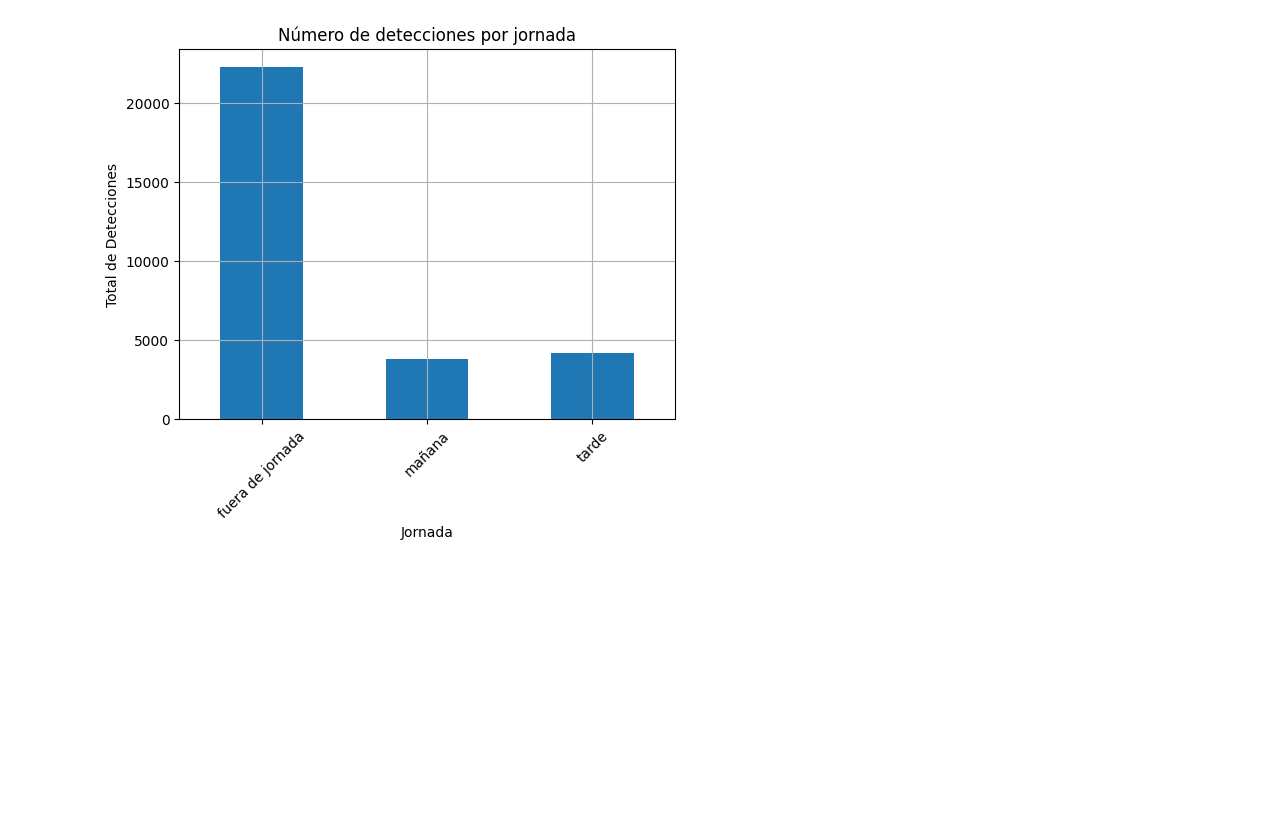
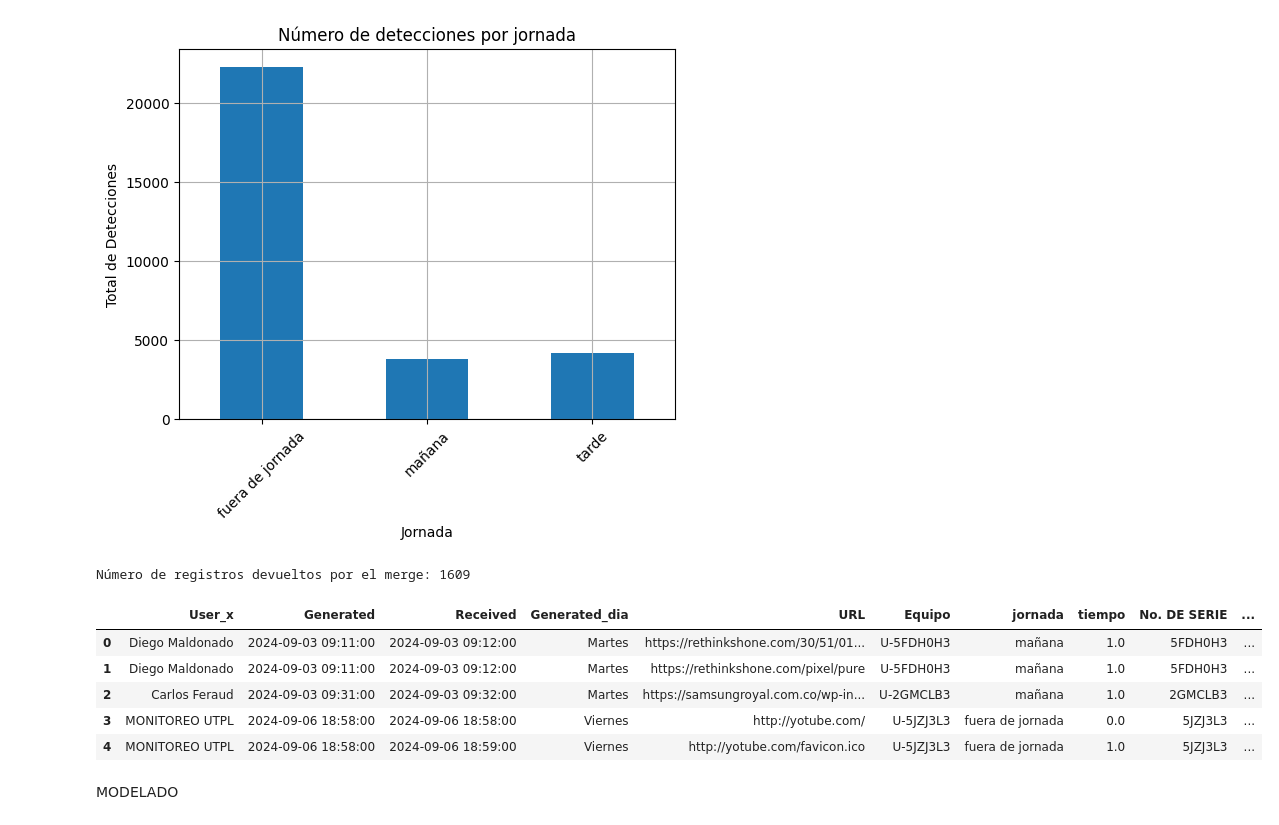
Before and after one commit to mpjuarez/introduccion-IA, a Jupyter notebook: TT_IAv1.ipynb, the cells around one changed output. Cells and saved outputs as stored; diff of their text form; code cells hidden in the pictures; blank space fills up the shorter version.

```diff
--- a/TT_IAv1.ipynb
+++ b/TT_IAv1.ipynb
@@ -497,3 +422,46 @@ plt.grid(True)
 plt.show()
 # %% [output]
 [figure]
+# %%
+dataSet_Activos_Mst = Activos_MST1.copy()
+dataSet_web_security = Web_security1_colum.copy()
+
+#dataSet_Activos_Mst[['Email', 'User']] = dataSet_Activos_Mst['EMAIL'].str.replace(r'@.*', '', regex=True)
+#dataSet_Activos_Mst[['User', 'Domain']] = dataSet_Activos_Mst['EMAIL'].str.split('@', expand=True)
+#dataSet_Activos_Mst['User'] = dataSet_Activos_Mst['User'].astype('category')
+#dataSet_Activos_Mst['Domain'] = dataSet_Activos_Mst['Domain'].astype('category')
+
+#obtnemos el usuario por la columna EMAIL
+dataSet_Activos_Mst['User'] = dataSet_Activos_Mst['EMAIL'].str.replace(r'@.*', '', regex=True)
+dataSet_Activos_Mst['User'] = dataSet_Activos_Mst['User'].astype('category')
+
+# Eliminar el prefijo 'u-' de la columna 'Equipo'
+dataSet_web_security['No. DE SERIE'] = dataSet_web_security['Equipo'].str.replace('U-', '', regex=True)
+dataSet_web_security['No. DE SERIE'] = dataSet_web_security['No. DE SERIE'].astype('category')
+
+merged_dataset = pd.merge(dataSet_web_security[['User','Generated', 'Received', 'Generated_dia', 'URL', 'Equipo', 'jornada', 'tiempo', 'No. DE SERIE']],
+                          dataSet_Activos_Mst[['User','EDIFICIO', 'CIUDAD', 'No. DE SERIE']],
+                          on='No. DE SERIE', how='inner')
+
+# Contar los registros devueltos por el merge
+num_registros = merged_dataset.shape[0]
+
+# Mostrar el número de registros
+print(f"Número de registros devueltos por el merge: {num_registros}")
+
+merged_dataset.head()
+
+
+#Web_security1_colum[['Equipo', 'User']] = Web_security1_colum['User'].str.split('\\\\', expand=True)
+
+#dataSet_web_security.head(50)
+# %% [output]
+Número de registros devueltos por el merge: 1609
+|  | User_x | Generated | Received | Generated_dia | URL | Equipo | jornada | tiempo | No. DE SERIE | ... |
+| 0 | Diego Maldonado | 2024-09-03 09:11:00 | 2024-09-03 09:12:00 | Martes | https://rethinkshone.com/30/51/01... | U-5FDH0H3 | mañana | 1.0 | 5FDH0H3 | ... |
+| 1 | Diego Maldonado | 2024-09-03 09:11:00 | 2024-09-03 09:12:00 | Martes | https://rethinkshone.com/pixel/pure | U-5FDH0H3 | mañana | 1.0 | 5FDH0H3 | ... |
+| 2 | Carlos Feraud | 2024-09-03 09:31:00 | 2024-09-03 09:32:00 | Martes | https://samsungroyal.com.co/wp-in... | U-2GMCLB3 | mañana | 1.0 | 2GMCLB3 | ... |
+| 3 | MONITOREO UTPL | 2024-09-06 18:58:00 | 2024-09-06 18:58:00 | Viernes | http://yotube.com/ | U-5JZJ3L3 | fuera de jornada | 0.0 | 5JZJ3L3 | ... |
+| 4 | MONITOREO UTPL | 2024-09-06 18:58:00 | 2024-09-06 18:59:00 | Viernes | http://yotube.com/favicon.ico | U-5JZJ3L3 | fuera de jornada | 1.0 | 5JZJ3L3 | ... |
+# %% [markdown]
+MODELADO
```
Also changed, not shown: parts of 12 cells of this notebook.
